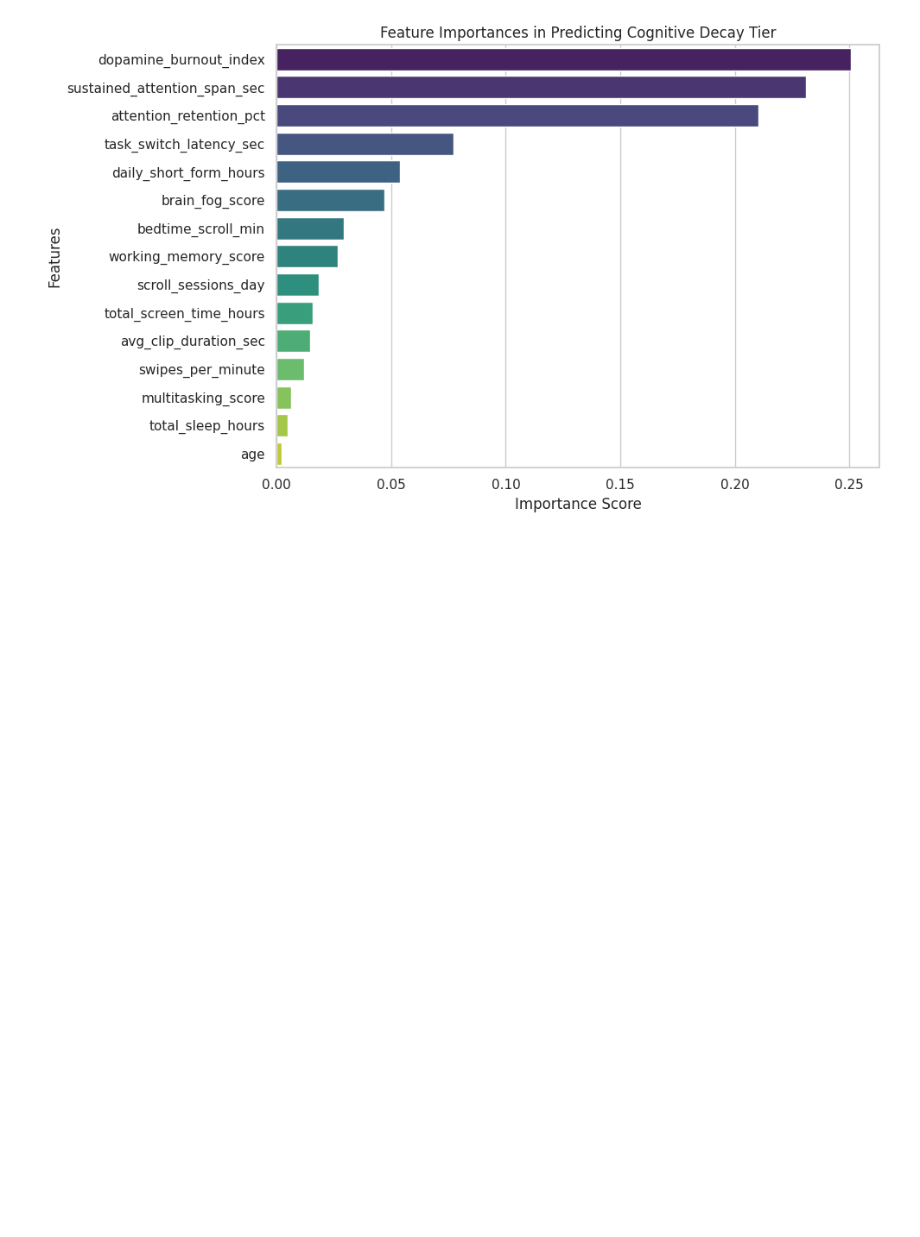
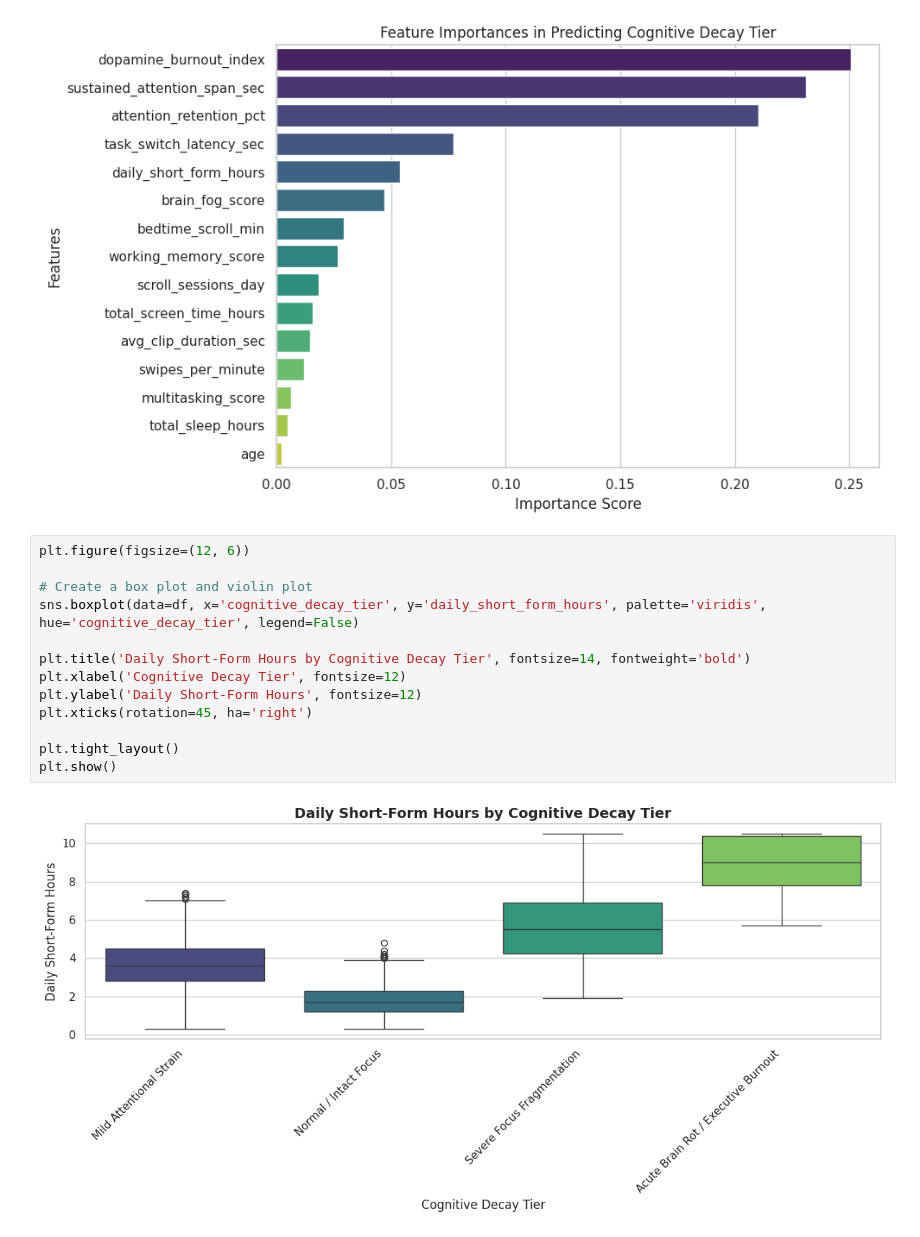
Before and after one commit to kxrrym03/Brain-rot-cognitive-decay, a Jupyter notebook: Brain_Rot_cognitive_decay.ipynb, the cells around one changed output. Saved outputs shown, nothing was run; the diff lists cells and outputs as text; blank space fills up the shorter version.

```diff
--- a/Brain_Rot_cognitive_decay.ipynb
+++ b/Brain_Rot_cognitive_decay.ipynb
@@ -330,3 +330,18 @@ plt.tight_layout()
 plt.show()
 # %% [output]
 [figure]
+# %%
+plt.figure(figsize=(12, 6))
+
+# Create a box plot and violin plot
+sns.boxplot(data=df, x='cognitive_decay_tier', y='daily_short_form_hours', palette='viridis', hue='cognitive_decay_tier', legend=False)
+
+plt.title('Daily Short-Form Hours by Cognitive Decay Tier', fontsize=14, fontweight='bold')
+plt.xlabel('Cognitive Decay Tier', fontsize=12)
+plt.ylabel('Daily Short-Form Hours', fontsize=12)
+plt.xticks(rotation=45, ha='right')
+
+plt.tight_layout()
+plt.show()
+# %% [output]
+[figure, added]
```
